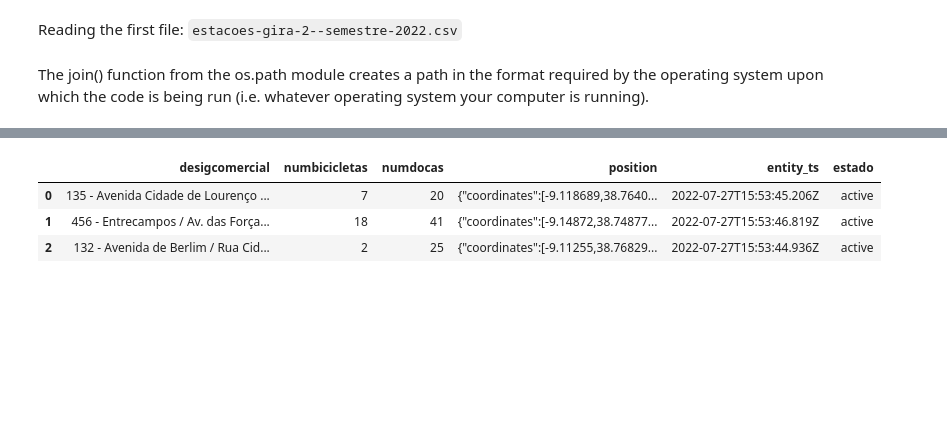
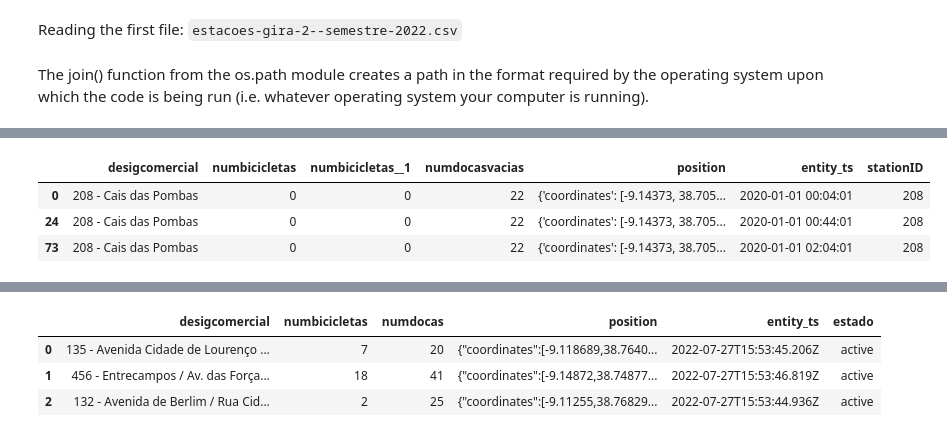
Before and after one commit to alinedefreitasocn/GIRA, a Jupyter notebook: GIRA.ipynb, the cells around one changed output, grey strips where cells are left out. Drawn from its saved outputs; the diff is of its cells as text; code cells hidden in the pictures; blank space fills up the shorter version.

```diff
--- a/GIRA.ipynb
+++ b/GIRA.ipynb
@@ -38,0 +60,7 @@ entries
+# %%
+station_208.head(3)
+# %% [output]
+|  | desigcomercial | numbicicletas | numbicicletas__1 | numdocasvacias | position | entity_ts | stationID |
+| 0 | 208 - Cais das Pombas | 0 | 0 | 22 | {'coordinates': [-9.14373, 38.705... | 2020-01-01 00:04:01 | 208 |
+| 24 | 208 - Cais das Pombas | 0 | 0 | 22 | {'coordinates': [-9.14373, 38.705... | 2020-01-01 00:44:01 | 208 |
+| 73 | 208 - Cais das Pombas | 0 | 0 | 22 | {'coordinates': [-9.14373, 38.705... | 2020-01-01 02:04:01 | 208 |
```
Also changed, not shown: parts of 14 cells of this notebook.
